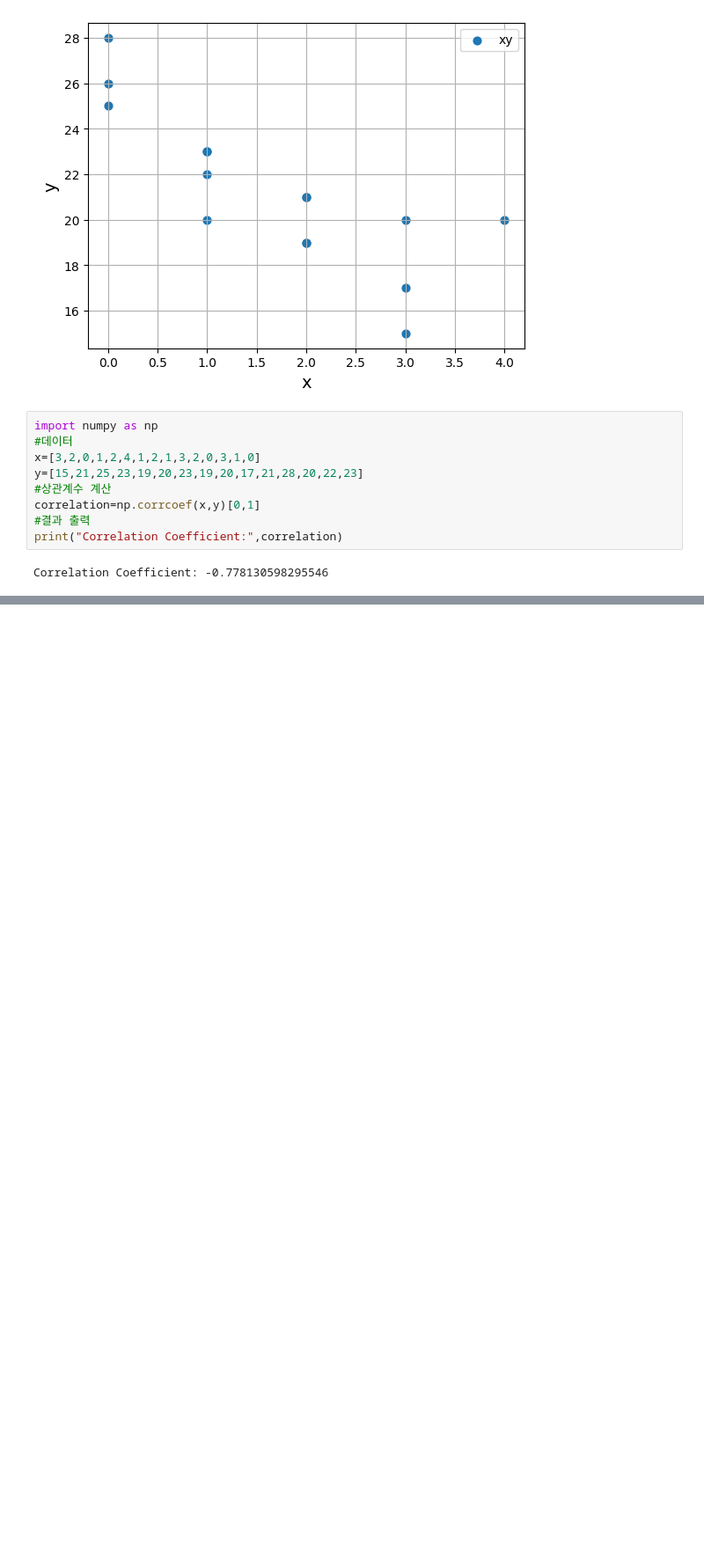
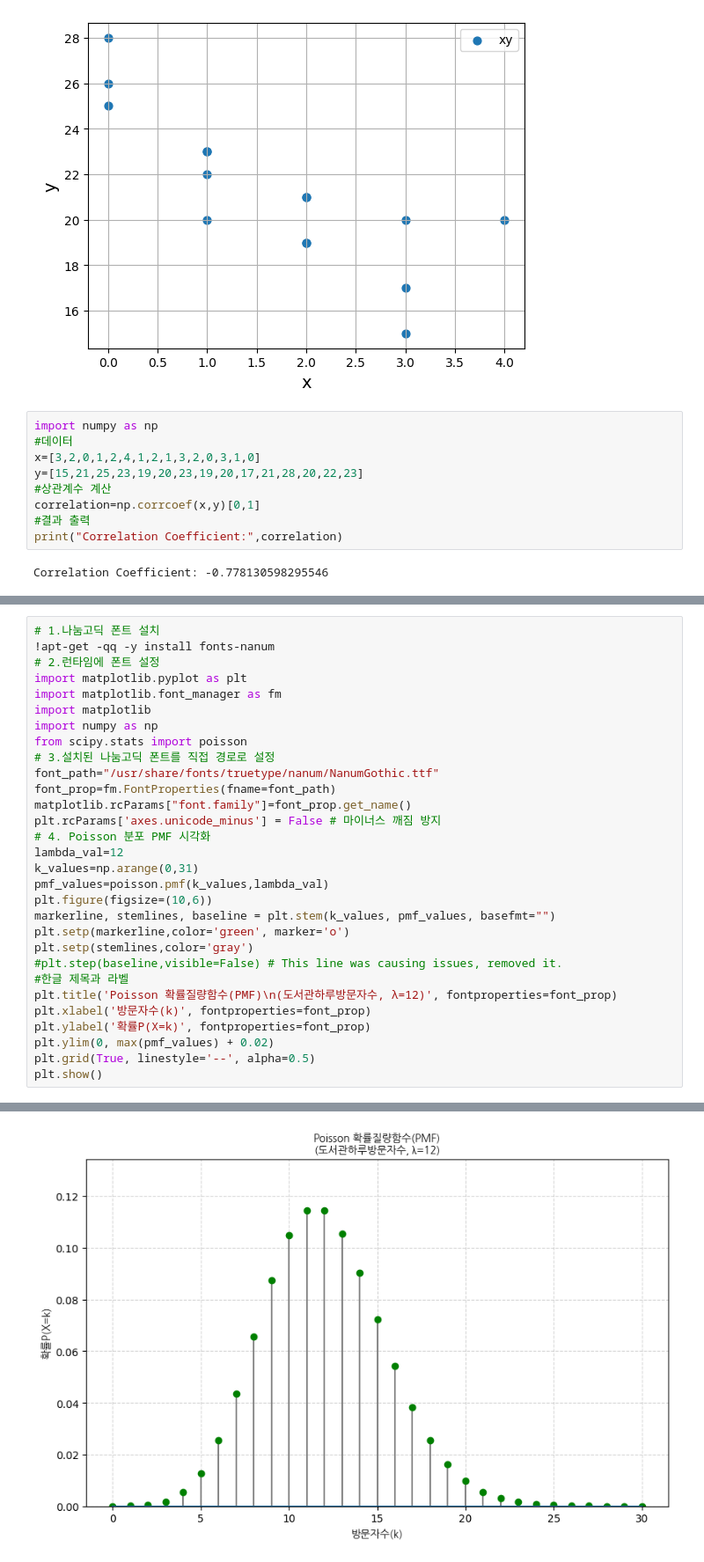
Before and after one commit to thgusdlek/-, a Jupyter notebook: 기초확률과통계.ipynb, the cells around one changed output, grey strips where cells are left out. Shown at 88% size. Cells and saved outputs as stored; diff of their text form; blank space fills up the shorter version.

```diff
--- a/기초확률과통계.ipynb
+++ b/기초확률과통계.ipynb
@@ -409,0 +459,31 @@ Correlation Coefficient: -0.778130598295546
+# %%
+# 1.나눔고딕 폰트 설치
+!apt-get -qq -y install fonts-nanum
+# 2.런타임에 폰트 설정
+import matplotlib.pyplot as plt
+import matplotlib.font_manager as fm
+import matplotlib
+import numpy as np
+from scipy.stats import poisson
+# 3.설치된 나눔고딕 폰트를 직접 경로로 설정
+font_path="/usr/share/fonts/truetype/nanum/NanumGothic.ttf"
+font_prop=fm.FontProperties(fname=font_path)
+matplotlib.rcParams["font.family"]=font_prop.get_name()
+plt.rcParams['axes.unicode_minus'] = False # 마이너스 깨짐 방지
+# 4. Poisson 분포 PMF 시각화
+lambda_val=12
+k_values=np.arange(0,31)
+pmf_values=poisson.pmf(k_values,lambda_val)
+plt.figure(figsize=(10,6))
+markerline, stemlines, baseline = plt.stem(k_values, pmf_values, basefmt="")
+plt.setp(markerline,color='green', marker='o')
+plt.setp(stemlines,color='gray')
+#plt.step(baseline,visible=False) # This line was causing issues, removed it.
+#한글 제목과 라벨
+plt.title('Poisson 확률질량함수(PMF)\n(도서관하루방문자수, λ=12)', fontproperties=font_prop)
+plt.xlabel('방문자수(k)', fontproperties=font_prop)
+plt.ylabel('확률P(X=k)', fontproperties=font_prop)
+plt.ylim(0, max(pmf_values) + 0.02)
+plt.grid(True, linestyle='--', alpha=0.5)
+plt.show()
+# %% [output]
@@ -409,0 +507 @@ Correlation Coefficient: -0.778130598295546
+[figure, added]
```
Also changed, not shown: parts of 4 cells of this notebook.
